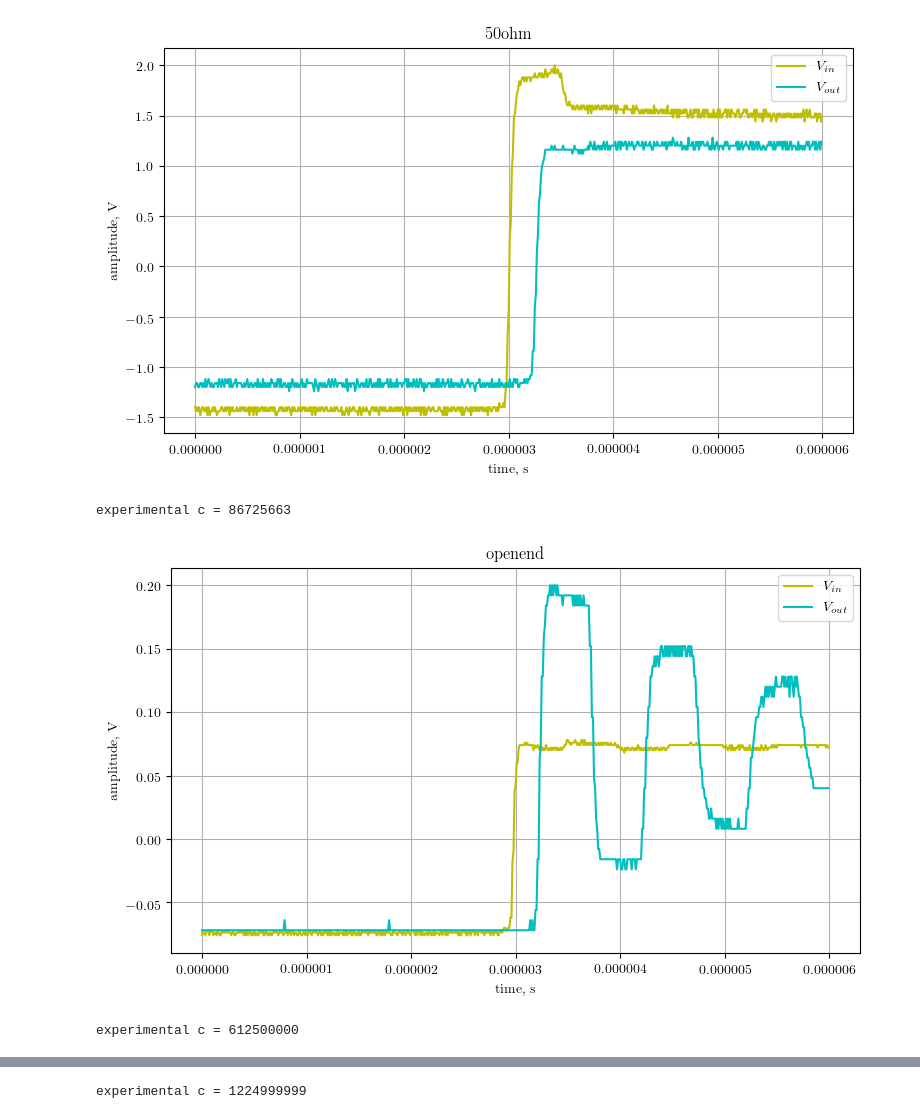
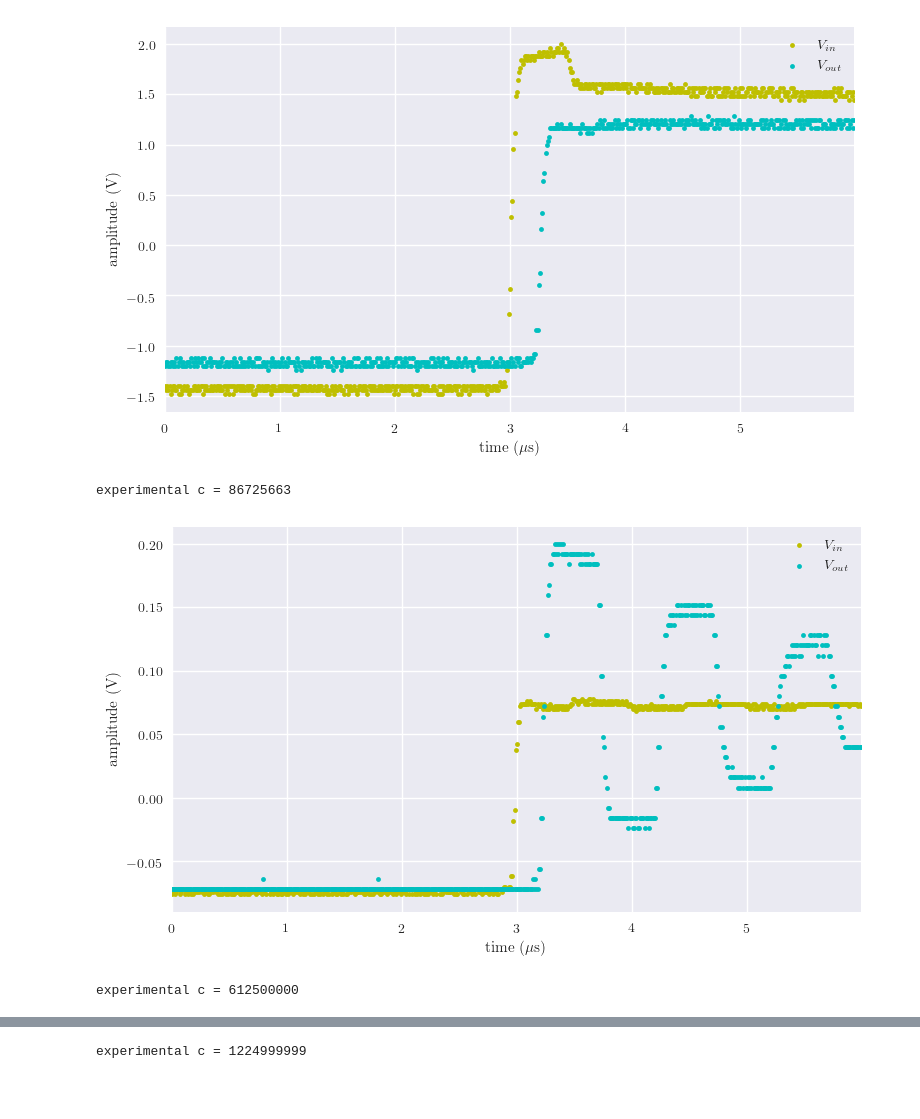
Before and after one commit to kvdomingo/Physics-192, a Jupyter notebook: C1/C1 data.ipynb, the cells around one changed output, grey strips where cells are left out. Drawn from its saved outputs; the diff is of its cells as text; code cells hidden in the pictures; blank space fills up the shorter version.

```diff
--- a/C1/C1 data.ipynb
+++ b/C1/C1 data.ipynb
@@ -6,32 +6,42 @@ import os
 from jupyterthemes import jtplot
 # %%
 jtplot.reset()
-mp.rcParams["text.usetex"] = True
-mp.rcParams["font.family"] = "serif"
+mp.style.use("seaborn")
 mp.rcParams["figure.figsize"] = (5*16/9, 5)
 mp.rcParams["figure.dpi"] = 100
+mp.rcParams["font.family"] = "serif"
+mp.rcParams["text.usetex"] = True
+mp.rcParams["font.size"] = 12
 # %%
 L = 49
 c = 3e8
 
 for _, __, files in os.walk("."):
     for file in files:
         if file.endswith("2.csv"):
             t, Vin, Vout = np.genfromtxt(file, delimiter=",", skip_header=2, usecols=(0,1,2), unpack=True)
             t += abs(t.min())
-            mp.plot(t, Vin, "y-", label=r"$V_{in}$")
-            mp.plot(t, Vout, "c-", label=r"$V_{out}$")
+            t *= 1e6
+            if "shortend" in file:
+                Vout *= 1e3
+            mp.plot(t, Vin, "y.", label=r"$V_{in}$")
+            if "shortend" in file:
+                mp.plot(t, Vout, "c.", label=r"$V_{out} \times 10^3$")
+            else:
+                mp.plot(t, Vout, "c.", label=r"$V_{out}$")
             mp.legend()
             mp.grid(True)
-            mp.xlabel("time, s")
-            mp.ylabel("amplitude, V")
-            mp.title(file[:-5])
+            mp.xlabel("time ($\mu$s)")
+            mp.ylabel("amplitude (V)")
+            mp.xlim(t.min(), t.max())
+#             mp.savefig(file[:-5] + ".png", dpi=300, bbox_inches="tight")
             mp.show()
 
+            t /= 1e6
             c_expt = 2*L/abs(t[np.argmax(Vout)] - t[np.argmax(Vin)])
             print("experimental c = %i" %c_expt)
 # %% [output]
-[figure, old version]
+[figure, new version]
 experimental c = 86725663
-[figure, old version]
+[figure, new version]
 experimental c = 612500000
```
Also changed, not shown: parts of 1 cell of this notebook, 5 other files.
